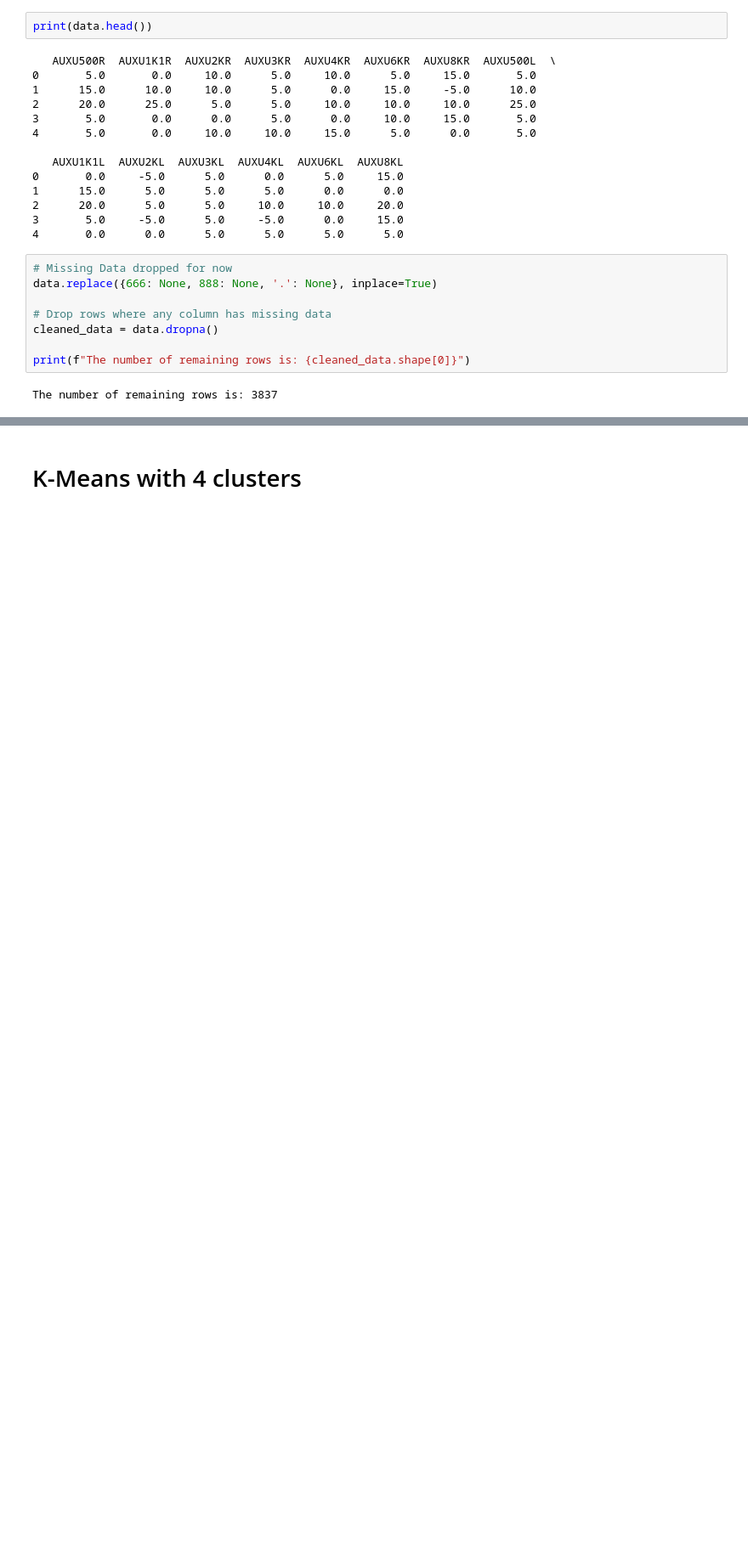
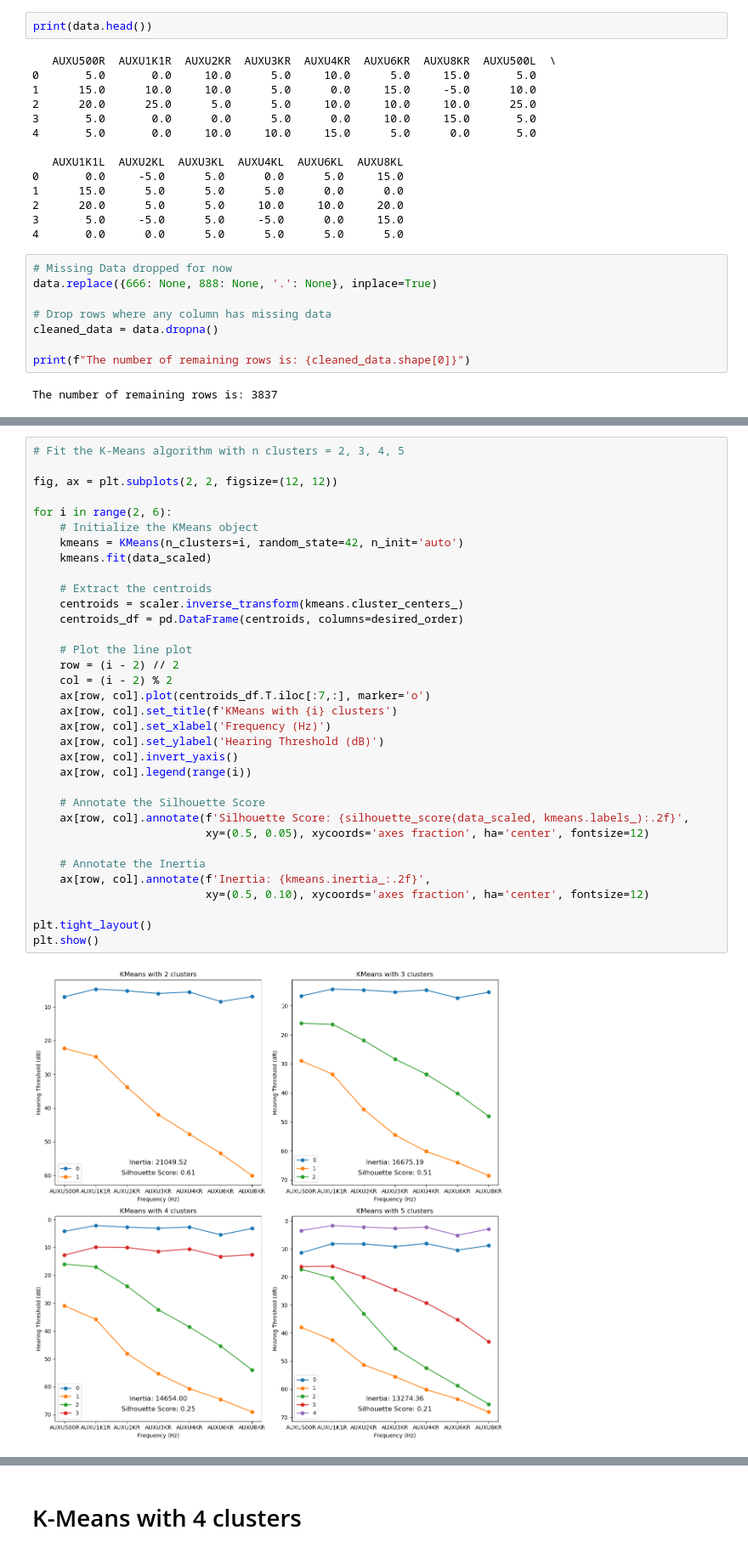
Before and after one commit to BruciiZ/hearing-clustering, a Jupyter notebook: code/K-Means.ipynb, the cells around one changed output, grey strips where cells are left out. Shown at 85% size. Cells and saved outputs as stored; diff of their text form; blank space fills up the shorter version.

Commit message:
Added the long format K-Means

```diff
--- a/code/K-Means.ipynb
+++ b/code/K-Means.ipynb
@@ -103,0 +110,36 @@ standardized_left_ear_data = scaler.fit_transform(left_ear_data)
+# %%
+# Fit the K-Means algorithm with n clusters = 2, 3, 4, 5
+
+fig, ax = plt.subplots(2, 2, figsize=(12, 12))
+
+for i in range(2, 6):
+    # Initialize the KMeans object
+    kmeans = KMeans(n_clusters=i, random_state=42, n_init='auto')
+    kmeans.fit(data_scaled)
+
+    # Extract the centroids
+    centroids = scaler.inverse_transform(kmeans.cluster_centers_)
+    centroids_df = pd.DataFrame(centroids, columns=desired_order)
+
+    # Plot the line plot
+    row = (i - 2) // 2
+    col = (i - 2) % 2
+    ax[row, col].plot(centroids_df.T.iloc[:7,:], marker='o')
+    ax[row, col].set_title(f'KMeans with {i} clusters')
+    ax[row, col].set_xlabel('Frequency (Hz)')
+    ax[row, col].set_ylabel('Hearing Threshold (dB)')
+    ax[row, col].invert_yaxis()
+    ax[row, col].legend(range(i))
+
+    # Annotate the Silhouette Score
+    ax[row, col].annotate(f'Silhouette Score: {silhouette_score(data_scaled, kmeans.labels_):.2f}',
+                          xy=(0.5, 0.05), xycoords='axes fraction', ha='center', fontsize=12)
+
+    # Annotate the Inertia
+    ax[row, col].annotate(f'Inertia: {kmeans.inertia_:.2f}',
+                          xy=(0.5, 0.10), xycoords='axes fraction', ha='center', fontsize=12)
+
+plt.tight_layout()
+plt.show()
+# %% [output]
+[figure, added]
```
Also changed, not shown: parts of 7 cells of this notebook, 2 other files.
